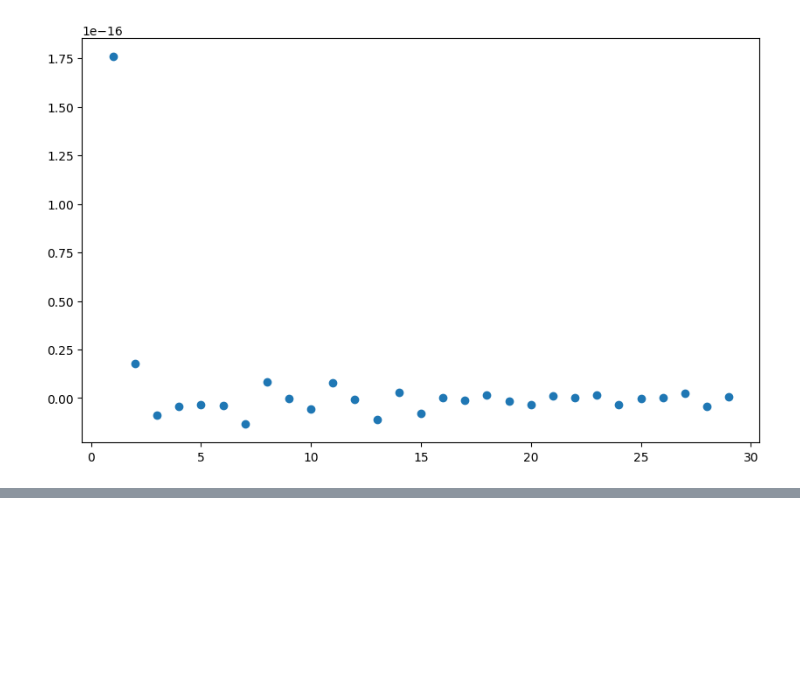
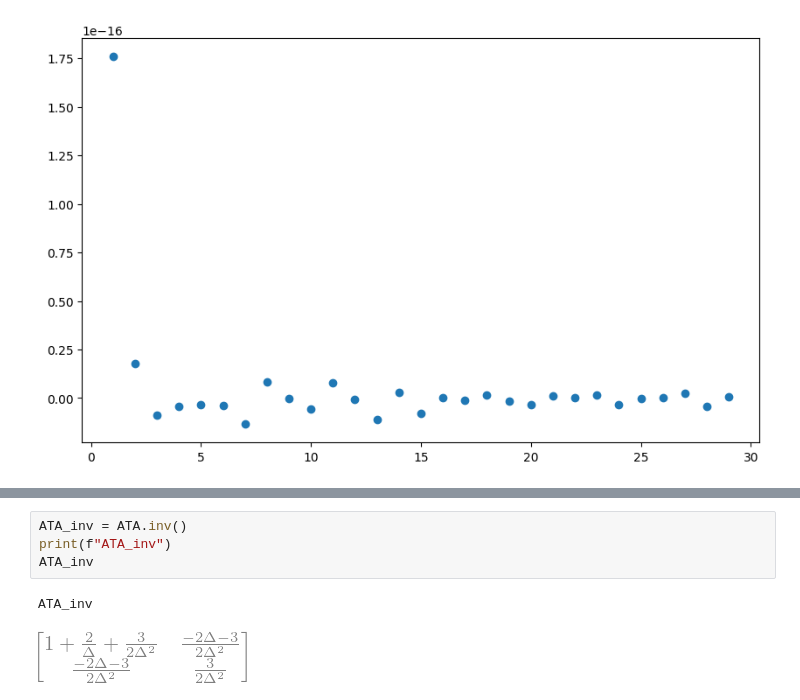
Before and after one commit to Molozey/NumericalMethods, a Jupyter notebook: HomeTask4/Solution.ipynb, the cells around one changed output, grey strips where cells are left out. Saved outputs shown, nothing was run; the diff lists cells and outputs as text; blank space fills up the shorter version.

```diff
--- a/HomeTask4/Solution.ipynb
+++ b/HomeTask4/Solution.ipynb
@@ -114,0 +153,7 @@ plt.show()
+# %%
+ATA_inv = ATA.inv()
+print(f"ATA_inv")
+ATA_inv
+# %% [output]
+ATA_inv
+[figure, added]
```
Also changed, not shown: parts of 12 cells of this notebook.
